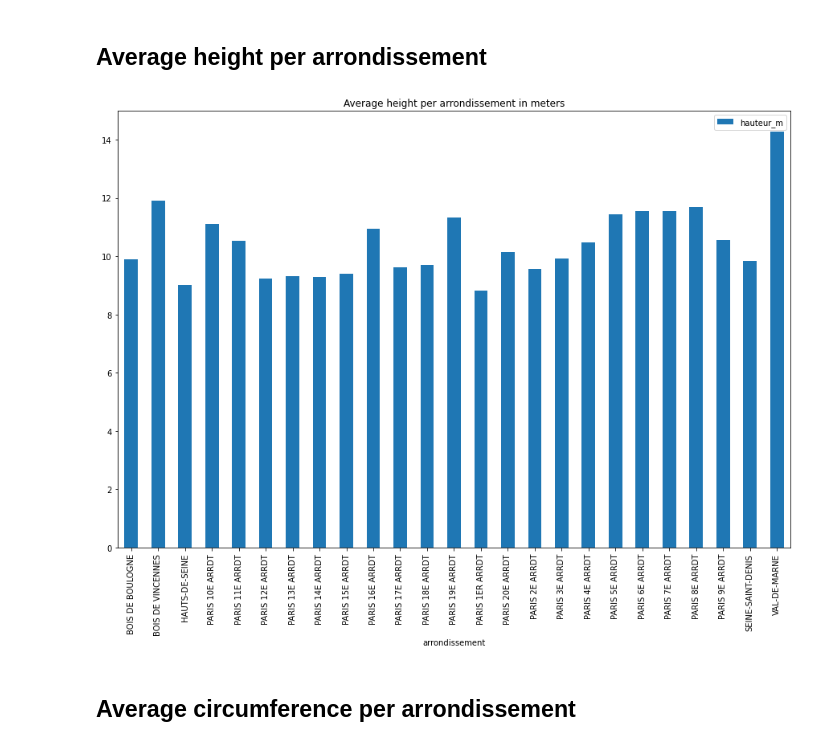
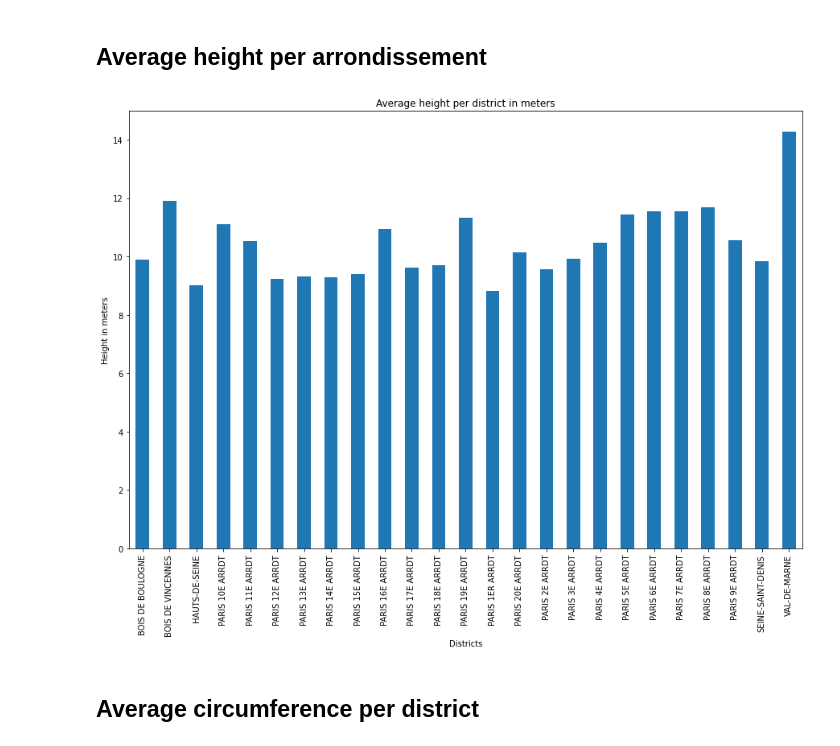
Before and after one commit to lynda-trad/Paris-Trees, a Jupyter notebook: Trees-of-Paris.ipynb, the cells around one changed output. Saved outputs shown, nothing was run; the diff lists cells and outputs as text; code cells hidden in the pictures.

```diff
--- a/Trees-of-Paris.ipynb
+++ b/Trees-of-Paris.ipynb
@@ -17,8 +18,6 @@ def cleaningColumns(dataF):
     dataF.drop('numero', axis=1, inplace=True)
     dataF.drop('id_emplacement', axis=1, inplace=True)
     dataF.drop('variete', axis=1, inplace=True)
-    dataF.drop('geo_point_2d_a', axis=1, inplace=True)
-    dataF.drop('geo_point_2d_b', axis=1, inplace=True)
     dataF.drop('stade_developpement', axis=1, inplace=True)
     dataF.drop('remarquable', axis=1, inplace=True)
     return dataF
@@ -144,14 +158,20 @@ plt.show()
 ## Average height per arrondissement
 # %%
 # Average height per arrondissement
-hauteur_mean = data.groupby(['arrondissement'])['hauteur_m'].mean().reset_index().plot(x='arrondissement', y='hauteur_m', kind='bar', subplots=True, figsize=(15, 10))
-plt.title('Average height per arrondissement in meters')
-plt.ylabel('')
+hauteur_mean = data.groupby(['arrondissement'])['hauteur_m'].mean().reset_index().plot(x='arrondissement',
+                                                                                       y='hauteur_m',
+                                                                                       kind='bar',
+                                                                                       subplots=True,
+                                                                                       figsize=(15, 10),
+                                                                                       legend=None)
+plt.title('Average height per district in meters')
+plt.xlabel('Districts')
+plt.ylabel('Height in meters')
 plt.savefig("./resources/average_height_per_arrondissement.png")
 plt.show()
 # %% [output]
-[figure, old version]
+[figure, new version]
 # %% [markdown]
-## Average circumference per arrondissement
+## Average circumference per district
 # %%
 # Circumference average per arrondissement
```
Also changed, not shown: parts of 12 cells of this notebook, 10 other files.
